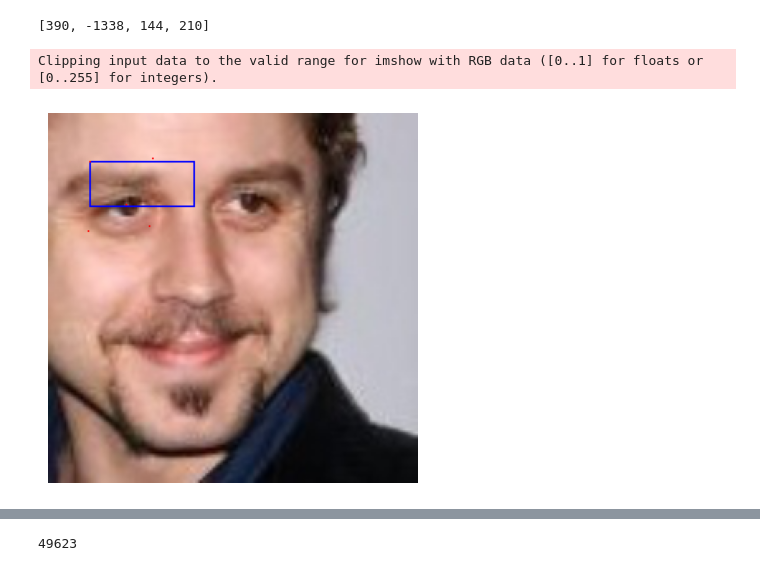
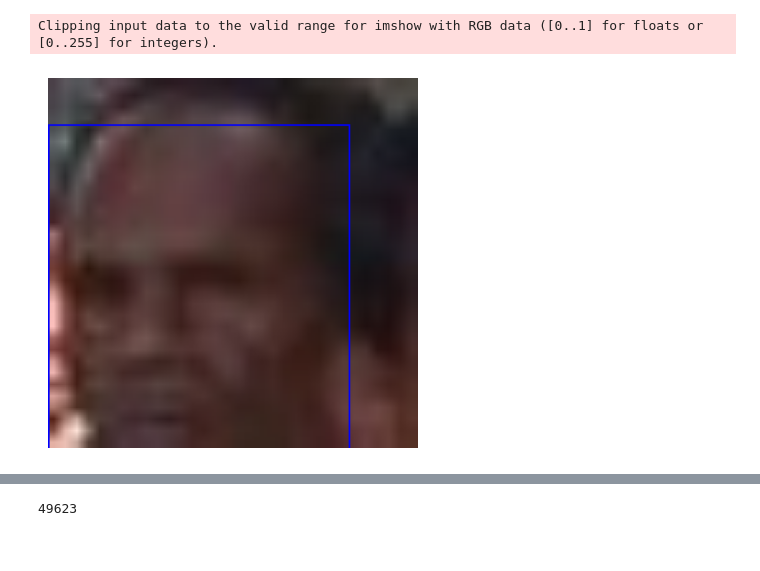
Before and after one commit to ZiJie-Duan/AI_GOGOGO, a Jupyter notebook: Pytorch/face_loc/test.ipynb, the cells around one changed output, grey strips where cells are left out. Drawn from its saved outputs; the diff is of its cells as text; code cells hidden in the pictures.

Commit message:
fix: fix the batch size not same and unexpected transpose fold on dataset

```diff
--- a/Pytorch/face_loc/test.ipynb
+++ b/Pytorch/face_loc/test.ipynb
@@ -24,18 +24,35 @@ transform = transforms.Compose([
     transforms.Normalize(mean=[0.485, 0.456, 0.406],  # 标准化，使用ImageNet的均值和标准差
                          std=[0.229, 0.224, 0.225])
 ])
+
+
+def label_transform(label, img_size):
+    # 目标尺寸
+    nh, nw = 224, 224
+    # 原始尺寸
+    h, w = img_size
+    # 计算缩放比例
+    x_scale = nw / w
+    y_scale = nh / h
+
+    # 处理标签中的每个坐标
+    transformed_label = []
+    for i, value in enumerate(label):
+        if i % 2 == 0:  # 偶数索引位置，x坐标
+            transformed_label.append(value * x_scale)
+        else:  # 奇数索引位置，y坐标
+            transformed_label.append(value * y_scale)
+
+    return transformed_label
 # %%
-dataset = FLCDataset(r"C:\Users\lucyc\Desktop\face_loc_dataset.csv", r"C:\Users\lucyc\Desktop\face_loc_d", transform)
+dataset = FLCDataset(r"C:\Users\lucyc\Desktop\face_loc_dataset.csv", r"C:\Users\lucyc\Desktop\face_loc_d", transform, label_transform)
 # %%
-data_loader = DataLoader(dataset, batch_size=10, shuffle=False)
+data_loader = DataLoader(dataset, batch_size=4, shuffle=False)
+data = iter(data_loader)
 # %%
-a = next(iter(data_loader))
+a, b = next(data)
-# %%
-[int(x) for x in a[2][1][6]]
-# %% [output]
-[390, -1338, 144, 210]
 # %%
-visualize_transformed_image(a[3][0][1], [int(x) for x in a[3][1][1]], [int(x) for x in a[3][1][1]])
+visualize_transformed_image(a[0], [int(float(x)//1) for x in b[0].split()], None)
 # %% [output]
 Clipping input data to the valid range for imshow with RGB data ([0..1] for floats or [0..255] for integers).
-[figure, old version]
+[figure, new version]
```
Also changed, not shown: parts of 5 cells of this notebook, 2 other files.
